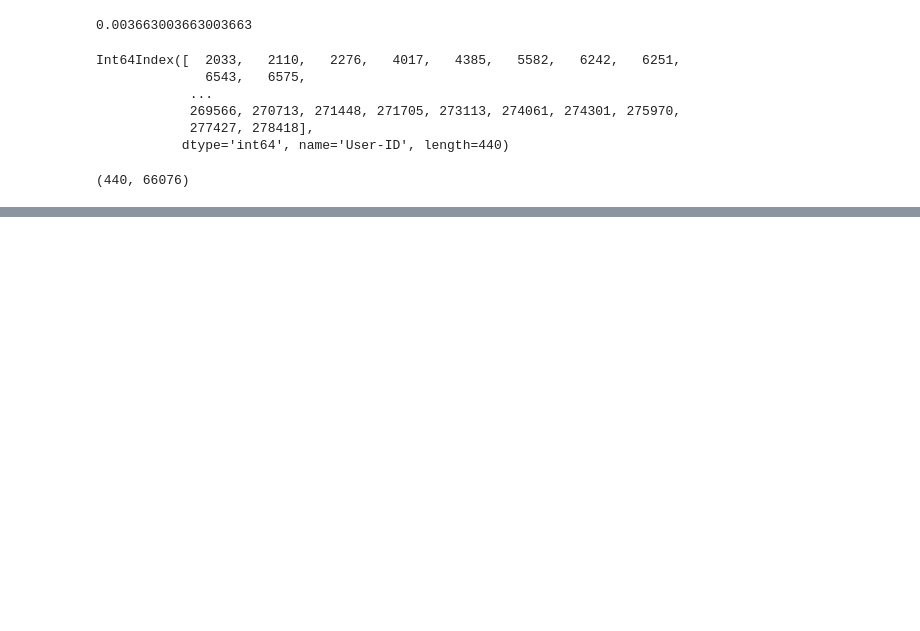
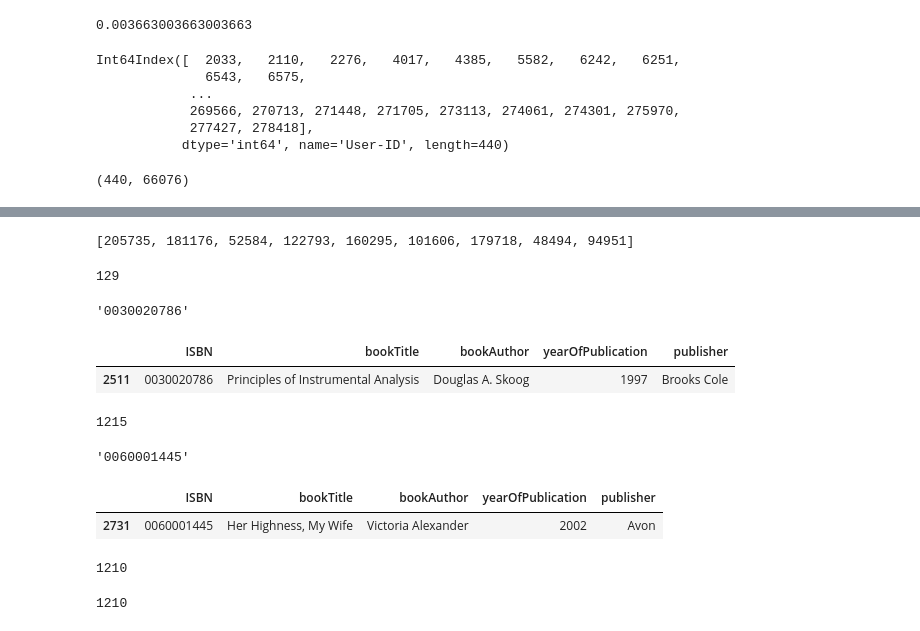
Before and after one commit to chinshaunakdesai/DataScienceWork, a Jupyter notebook: RecommenderSystems/Chintan_Books_Recommender_System.ipynb, the cells around one changed output, grey strips where cells are left out. Saved outputs shown, nothing was run; the diff lists cells and outputs as text; code cells hidden in the pictures; blank space fills up the shorter version.

```diff
--- a/RecommenderSystems/Chintan_Books_Recommender_System.ipynb
+++ b/RecommenderSystems/Chintan_Books_Recommender_System.ipynb
@@ -807,0 +871,4 @@ distances_sorted
+# %%
+similar_user_list
+# %% [output]
+[205735, 181176, 52584, 122793, 160295, 101606, 179718, 48494, 94951]
@@ -807,0 +881,26 @@ distances_sorted
+# %%
+len(tnew_list_booksmat)
+# %% [output]
+129
+# %%
+tnew_list_booksmat[0]
+# %% [output]
+'0030020786'
+# %%
+books.loc[books['ISBN'] == '0030020786',:]
+# %% [output]
+|  | ISBN | bookTitle | bookAuthor | yearOfPublication | publisher |
+| 2511 | 0030020786 | Principles of Instrumental Analysis | Douglas A. Skoog | 1997 | Brooks Cole |
+# %%
+len(existing_list_flat_n)
+# %% [output]
+1215
+# %%
+existing_list_flat_n[0]
+# %% [output]
+'0060001445'
+# %%
+books.loc[books['ISBN'] == '0060001445',:]
+# %% [output]
+|  | ISBN | bookTitle | bookAuthor | yearOfPublication | publisher |
+| 2731 | 0060001445 | Her Highness, My Wife | Victoria Alexander | 2002 | Avon |
@@ -807,0 +909,4 @@ distances_sorted
+# %%
+len(recommended_book)
+# %% [output]
+1210
@@ -807,0 +932,4 @@ distances_sorted
+# %%
+len(recommended_bks)
+# %% [output]
+1210
```
Also changed, not shown: parts of 17 cells of this notebook.
